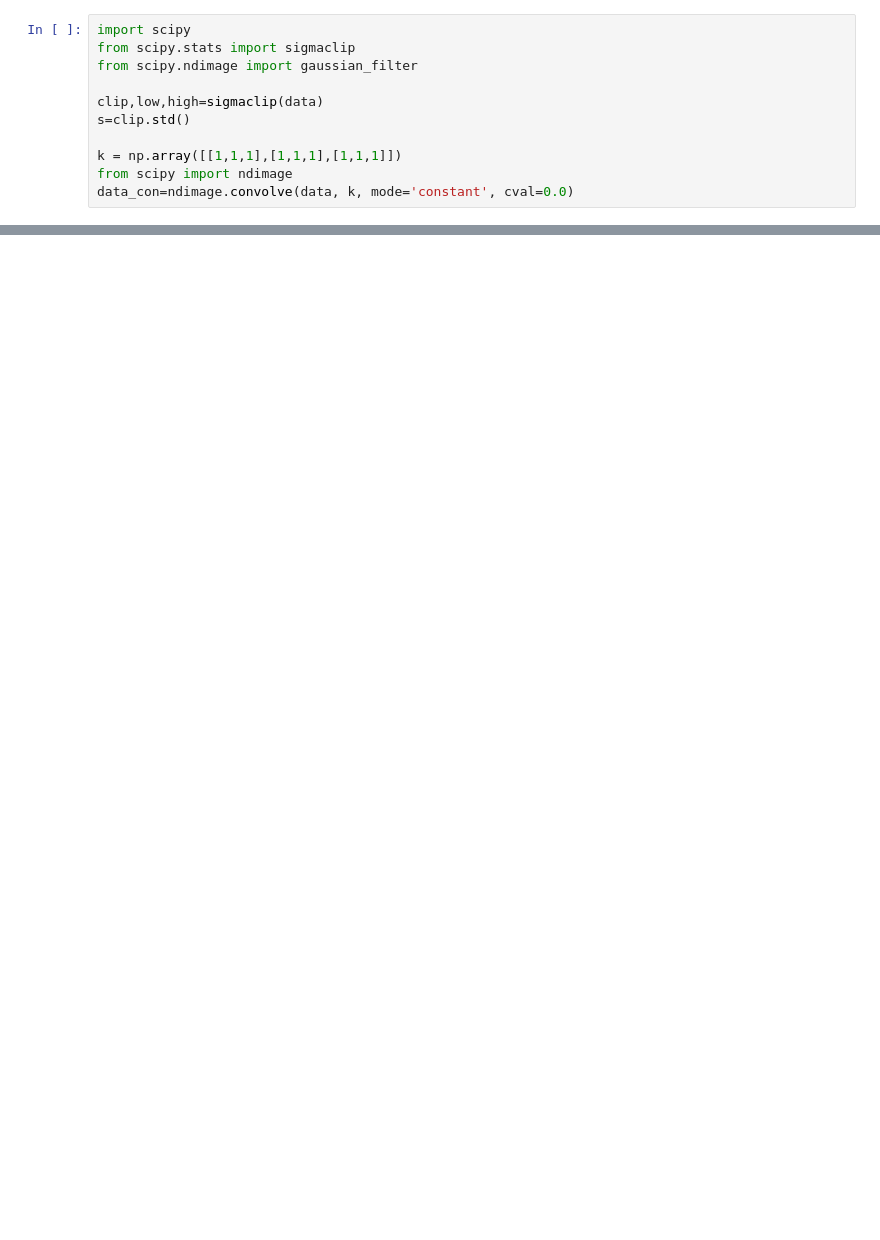
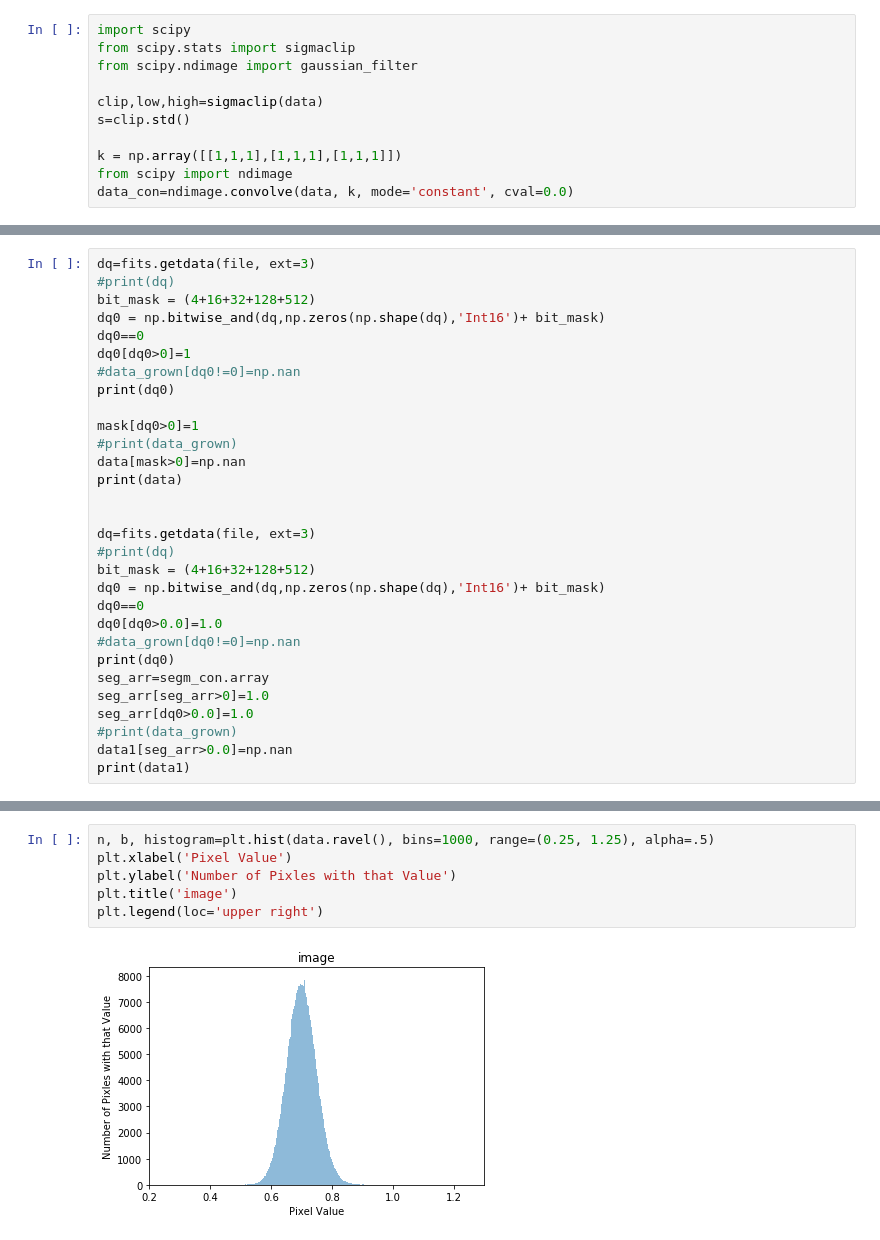
Before and after one commit to heatherkurtz/IR_flats, a Jupyter notebook: test_convolution.ipynb, the cells around one changed output, grey strips where cells are left out. Drawn from its saved outputs; the diff is of its cells as text; blank space fills up the shorter version.

```diff
--- a/test_convolution.ipynb
+++ b/test_convolution.ipynb
@@ -82,0 +114,30 @@ print(segm_con.array)
+# %%
+dq=fits.getdata(file, ext=3)
+#print(dq)
+bit_mask = (4+16+32+128+512)
+dq0 = np.bitwise_and(dq,np.zeros(np.shape(dq),'Int16')+ bit_mask)
+dq0==0
+dq0[dq0>0]=1
+#data_grown[dq0!=0]=np.nan
+print(dq0)
+
+mask[dq0>0]=1
+#print(data_grown)
+data[mask>0]=np.nan
+print(data)
+
+
+dq=fits.getdata(file, ext=3)
+#print(dq)
+bit_mask = (4+16+32+128+512)
+dq0 = np.bitwise_and(dq,np.zeros(np.shape(dq),'Int16')+ bit_mask)
+dq0==0
+dq0[dq0>0.0]=1.0
+#data_grown[dq0!=0]=np.nan
+print(dq0)
+seg_arr=segm_con.array
+seg_arr[seg_arr>0]=1.0
+seg_arr[dq0>0.0]=1.0
+#print(data_grown)
+data1[seg_arr>0.0]=np.nan
+print(data1)
@@ -82,0 +162,8 @@ print(segm_con.array)
+# %%
+n, b, histogram=plt.hist(data.ravel(), bins=1000, range=(0.25, 1.25), alpha=.5)
+plt.xlabel('Pixel Value')
+plt.ylabel('Number of Pixles with that Value')
+plt.title('image')
+plt.legend(loc='upper right')
+# %% [output]
+[figure, added]
```
Also changed, not shown: parts of 14 cells of this notebook, 1 other file.
